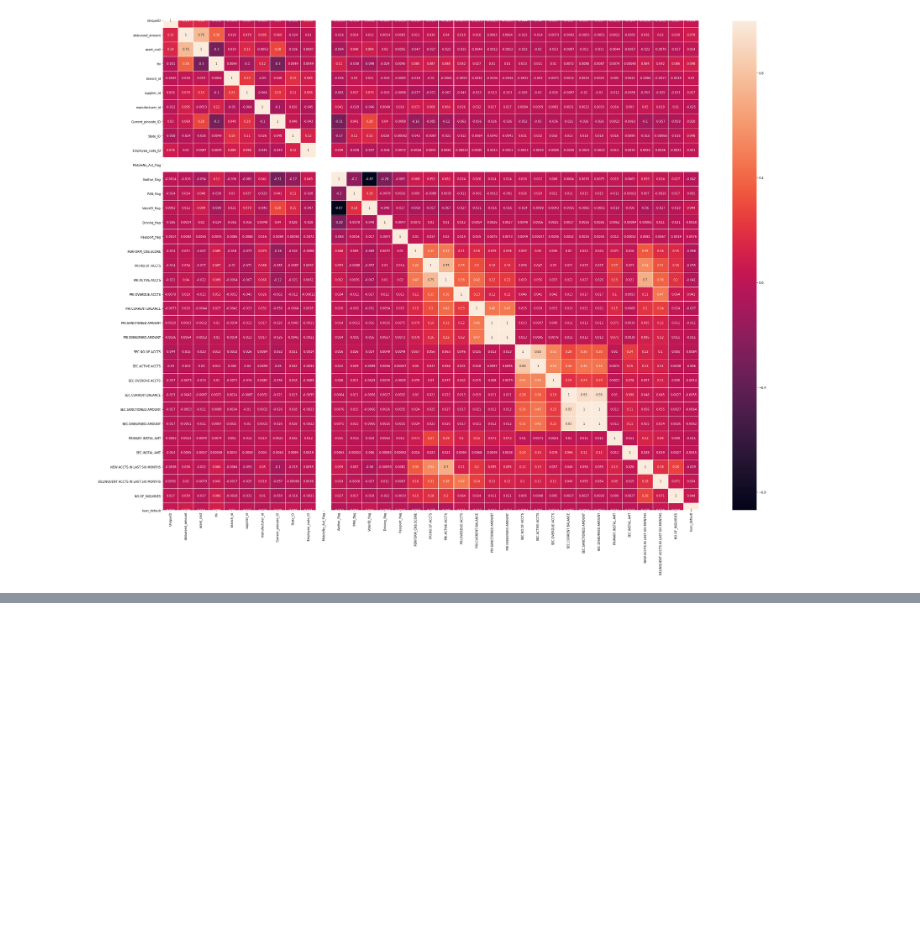
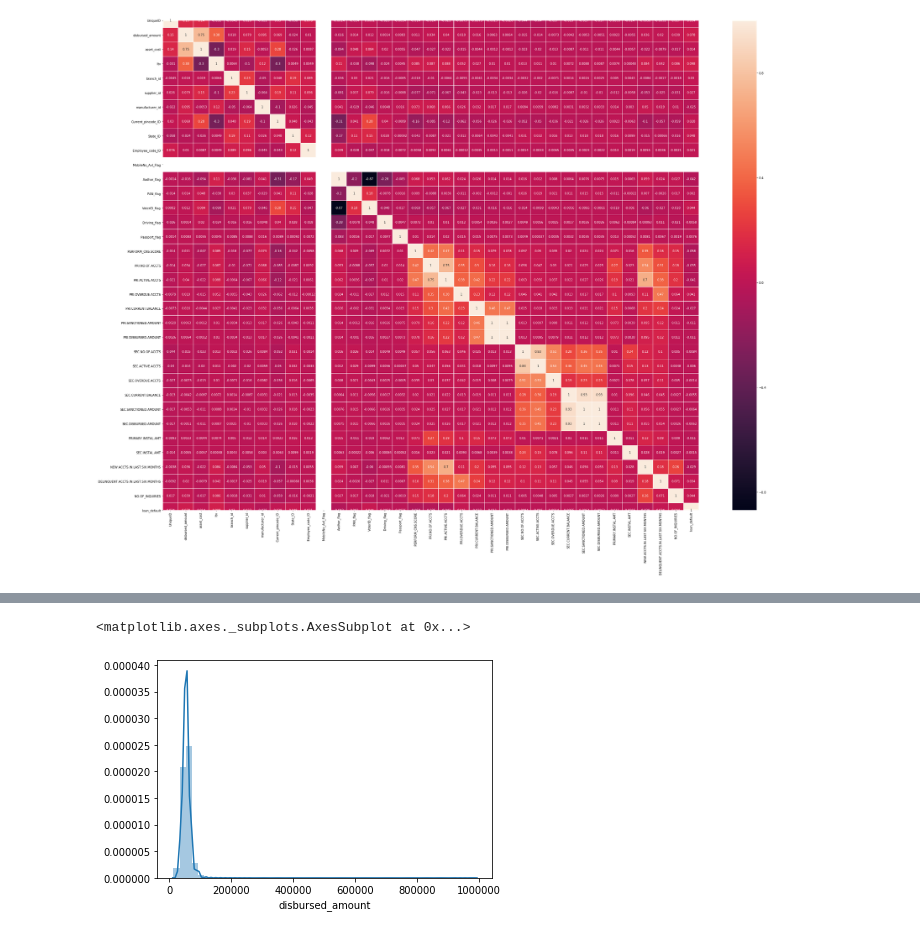
Before and after one commit to xavierigneous/Vehicle-Loan-Default-Prediction, a Jupyter notebook: Pravin Kumar/vehicle loan ver 2.ipynb, the cells around one changed output, grey strips where cells are left out. Cells and saved outputs as stored; diff of their text form; code cells hidden in the pictures; blank space fills up the shorter version.

```diff
--- a/Pravin Kumar/vehicle loan ver 2.ipynb
+++ b/Pravin Kumar/vehicle loan ver 2.ipynb
@@ -64,0 +75,5 @@ plt.show()
+# %%
+sns.distplot(df['disbursed_amount'])
+# %% [output]
+<matplotlib.axes._subplots.AxesSubplot at 0x...>
+[figure, added]
```
Also changed, not shown: parts of 92 cells of this notebook.
